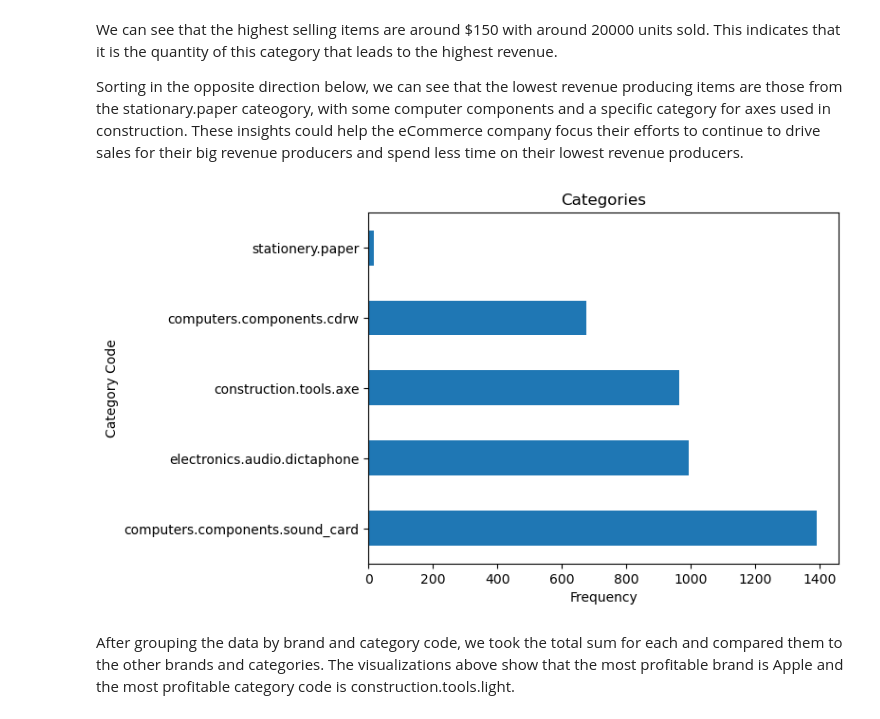
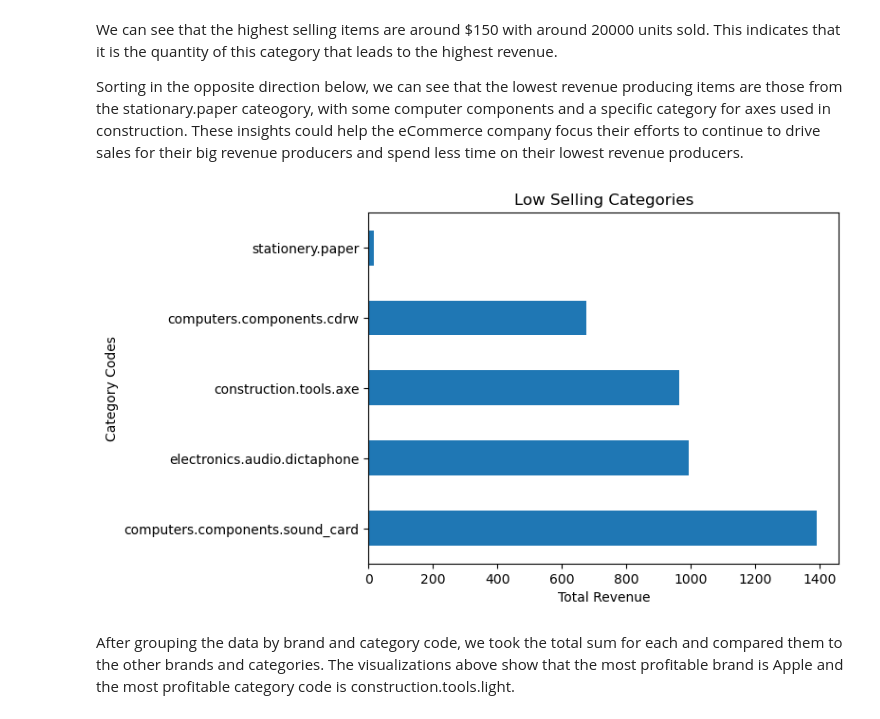
Before and after one commit to seel6470/CSPB-4502-Group-9-Project, a Jupyter notebook: Project Code.ipynb, the cells around one changed output. Cells and saved outputs as stored; diff of their text form; code cells hidden in the pictures.

```diff
--- a/Project Code.ipynb
+++ b/Project Code.ipynb
@@ -302,17 +295,0 @@ We can increase the granularity of the category codes by taking the full categor
-# %%
-import pandas as pd
-import matplotlib.pyplot as plt
-
-running_sum = pd.Series(dtype=float)
-
-for chunk in pd.read_csv('./purchased_entries_clean.csv.gz', chunksize = 100000):
-    running_sum = running_sum.add(chunk.groupby('category_code')['price'].sum(),fill_value=0)
-# %%
-running_sum = running_sum.sort_values(ascending=False)
-
-running_sum.head().plot(kind='barh')
-plt.title('Categories')
-plt.xlabel('Frequency')
-plt.ylabel('Category Code')
-plt.gca().invert_yaxis()
-plt.show()
@@ -352,14 +325,14 @@ Sorting in the opposite direction below, we can see that the lowest revenue prod
 # %%
 running_sum = running_sum.sort_values(ascending=True)
 
 running_sum.head().plot(kind='barh')
-plt.title('Categories')
-plt.xlabel('Frequency')
-plt.ylabel('Category Code')
+plt.title('Low Selling Categories')
+plt.xlabel('Total Revenue')
+plt.ylabel('Category Codes')
 plt.gca().invert_yaxis()  # Invert y-axis to display lowest frequency at the top
 plt.show()
 # %% [output]
-[figure, old version]
+[figure, new version]
 # %% [markdown]
 After grouping the data by brand and category code, we took the total sum for each and compared them to the other brands and categories. The visualizations above show that the most profitable brand is Apple and the most profitable category code is construction.tools.light.
 # %% [markdown]
```
Also changed, not shown: parts of 17 cells of this notebook.
